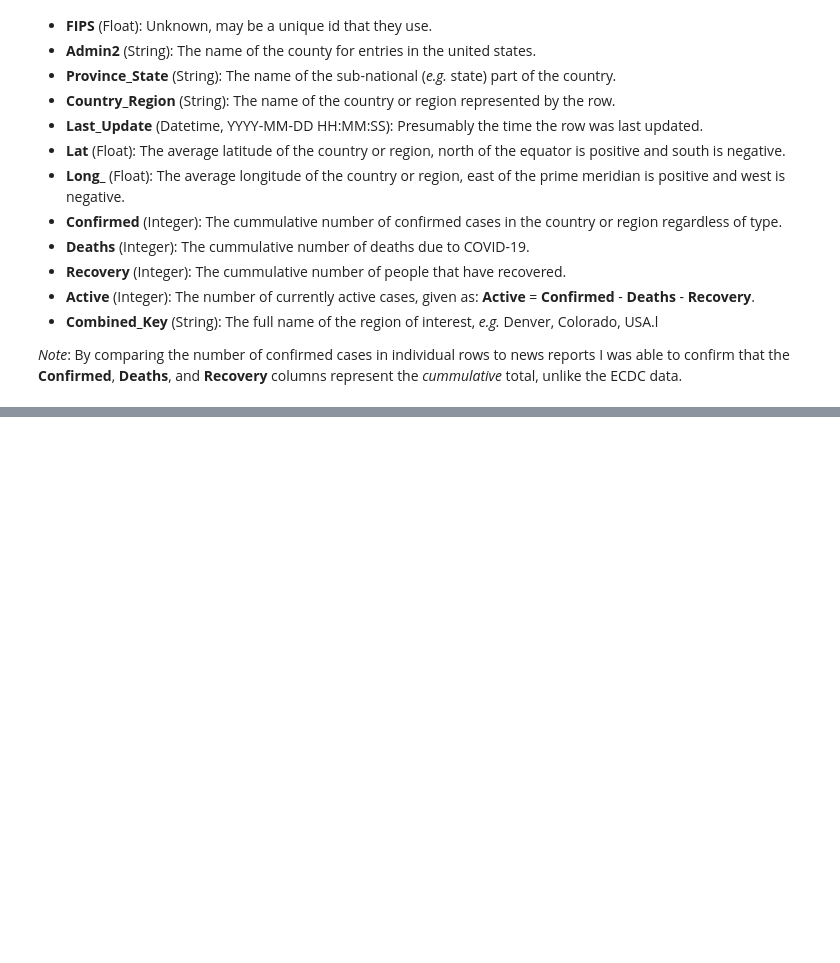
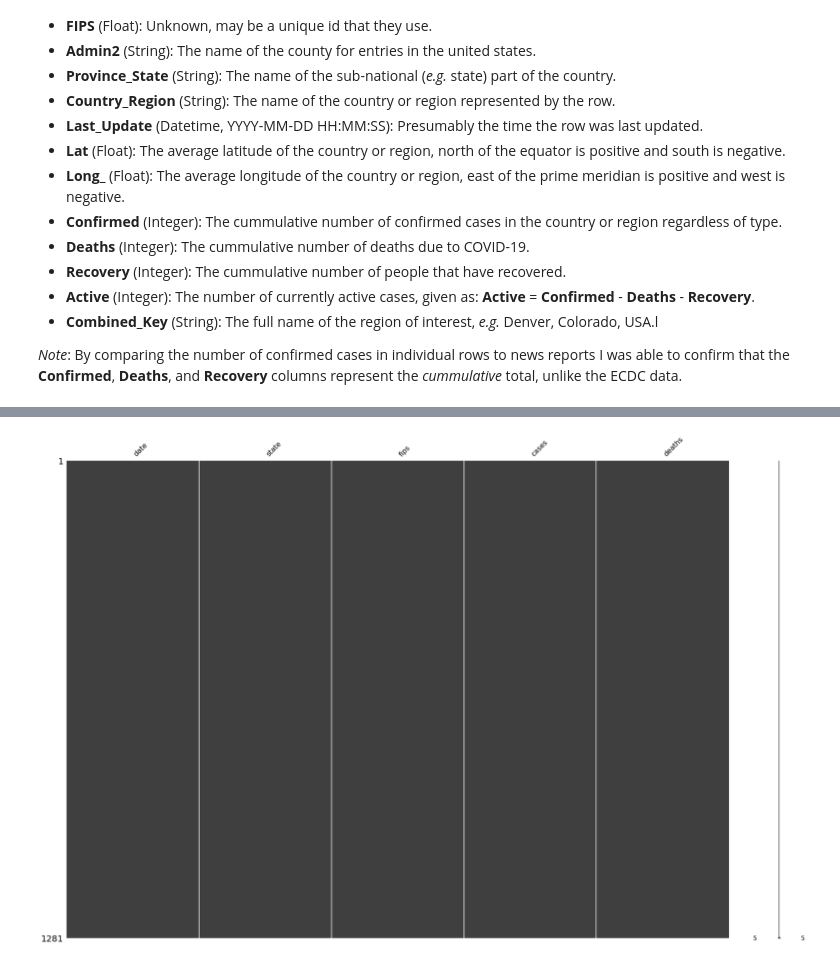
Before and after one commit to brianjosey/COVID-19, a Jupyter notebook: Exploratory Data Analysis.ipynb, the cells around one changed output, grey strips where cells are left out. Drawn from its saved outputs; the diff is of its cells as text; code cells hidden in the pictures; blank space fills up the shorter version.

```diff
--- a/Exploratory Data Analysis.ipynb
+++ b/Exploratory Data Analysis.ipynb
@@ -210,0 +265,6 @@ missingno.matrix(jhu_data, figsize = (30,20));
+# %%
+missingno.matrix(nyt_state_data, figsize=(30,20));
+
+# There are no missing data in the state-level data sets.
+# %% [output]
+[figure, added]
```
Also changed, not shown: parts of 20 cells of this notebook.
